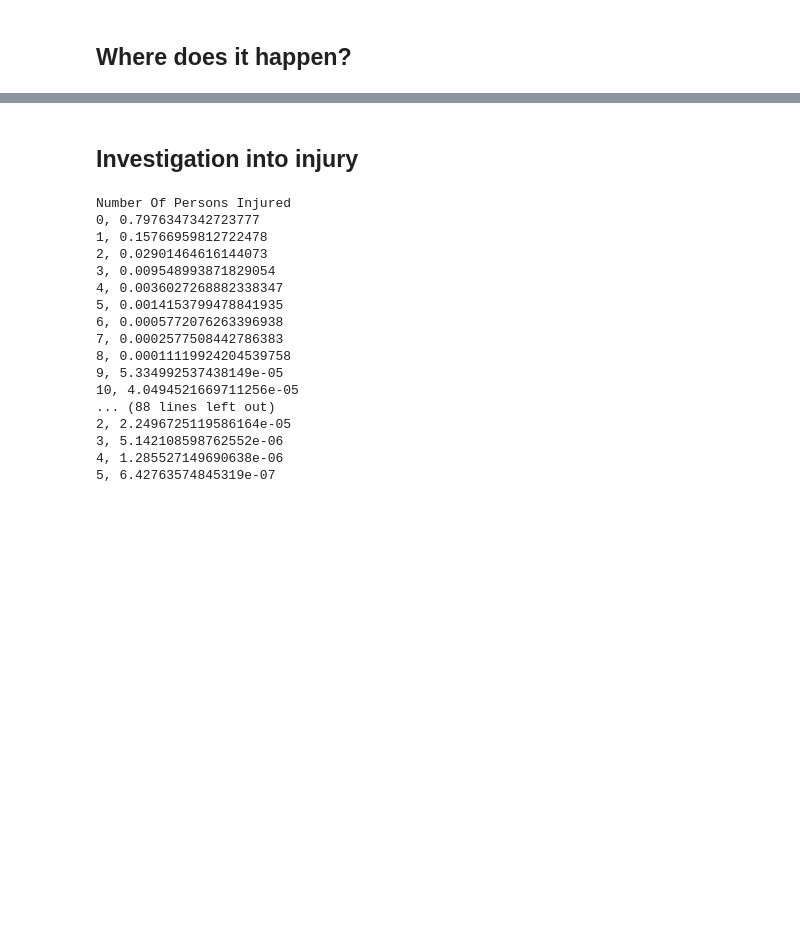
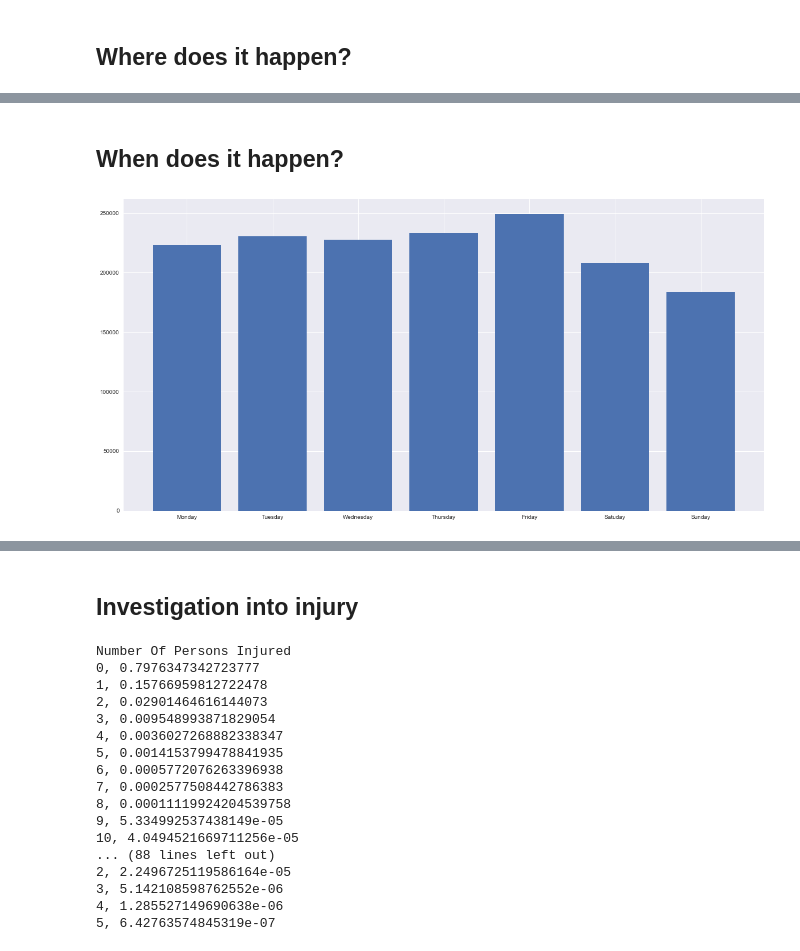
Before and after one commit to rasgaard/socialdatascience, a Jupyter notebook: notebook.ipynb, the cells around one changed output, grey strips where cells are left out. Cells and saved outputs as stored; diff of their text form; code cells hidden in the pictures; blank space fills up the shorter version.

```diff
--- a/notebook.ipynb
+++ b/notebook.ipynb
@@ -58,3 +79,14 @@ HeatMap(coords,radius=15).add_to(ny_map)
 ny_map
 # %% [output]
 [interactive output not drawn]
+# %% [markdown]
+## When does it happen?
+# %%
+df['CRASH TIMESTAMP'] = pd.to_datetime(df['CRASH DATE'] + ' ' + df['CRASH TIME'], format='%m/%d/%Y %H:%M')
+# %%
+plt.figure(figsize=(20,10))
+plt.bar(df.groupby(df['CRASH TIMESTAMP'].dt.weekday).size().index, df.groupby(df['CRASH TIMESTAMP'].dt.weekday).size().values)
+plt.xticks(range(0,7), ['Monday','Tuesday','Wednesday','Thursday','Friday', 'Satuday', 'Sunday'])
+plt.show()
+# %% [output]
+[figure, added]
```
Also changed, not shown: parts of 34 cells of this notebook, 2 other files.
